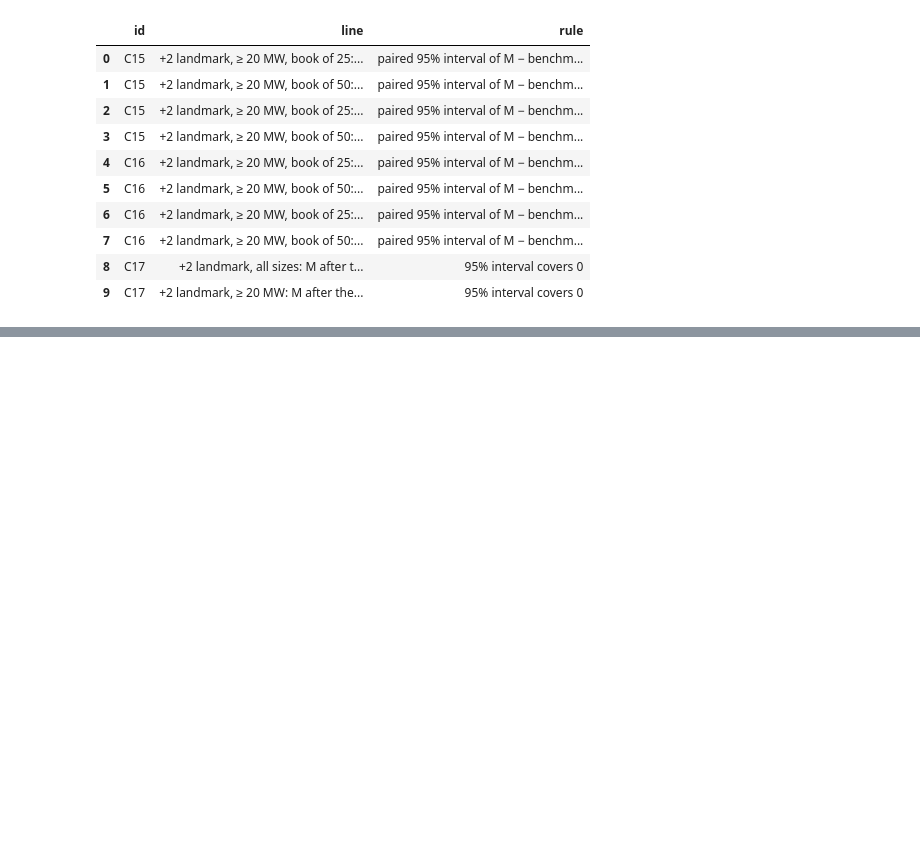
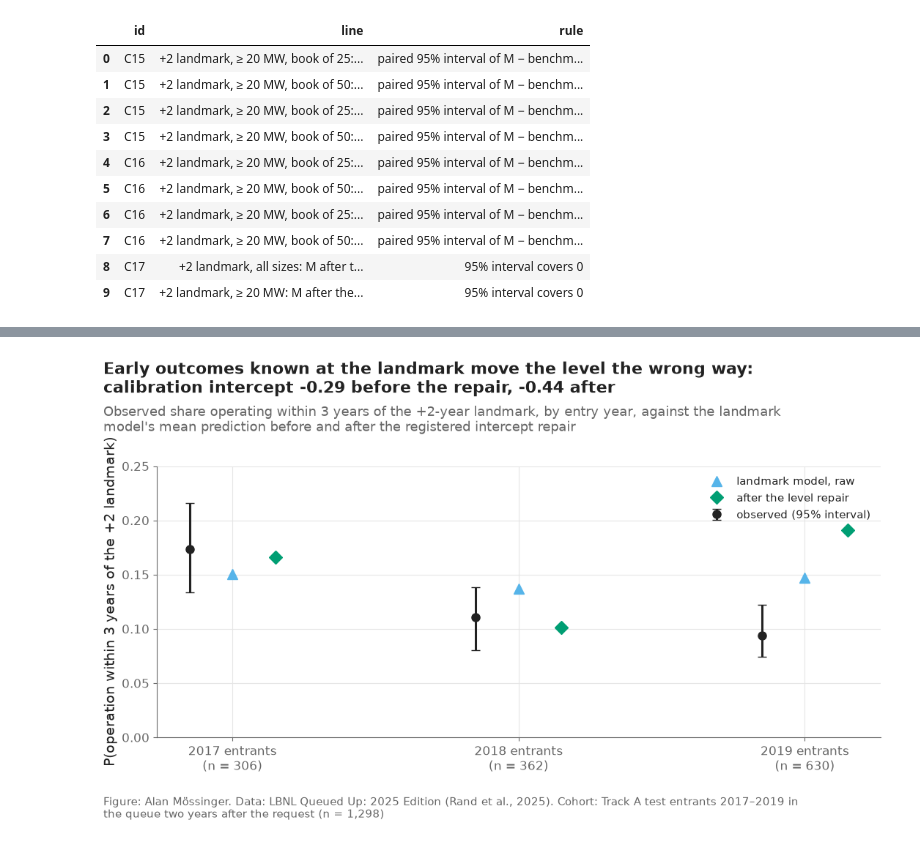
Before and after one commit to alanmossinger/Capstone, a Jupyter notebook: notebooks/20_managed_book.ipynb, the cells around one changed output, grey strips where cells are left out. Drawn from its saved outputs; the diff is of its cells as text; code cells hidden in the pictures; blank space fills up the shorter version.

```diff
--- a/notebooks/20_managed_book.ipynb
+++ b/notebooks/20_managed_book.ipynb
@@ -117,0 +312,11 @@ criteria[["id", "line", "rule"]]
+# %%
+comp = []
+for (c, n), chosen in point_masks.items():
+    comp.append({"chooser": c, "n": n, "agreement_known": int((chosen & known).sum()),
+                 "operated_with_agreement": int((chosen & known & built).sum()),
+                 "operated_without_agreement": int((chosen & ~known & built).sum()),
+                 **{f"places_{r}": int((chosen & (region == r)).sum()) for r in config.TRACK_A_REGIONS},
+                 "shared_with_M": int((chosen & point_masks[("M", n)]).sum())})
+composition = pd.DataFrame(comp)
+composition.to_csv(paths.RESULTS / "managed_book_composition.csv", index=False)
+composition
@@ -117,0 +418,31 @@ criteria[["id", "line", "rule"]]
+# %%
+fig, ax = plt.subplots()
+years = list(range(config.TEST_YEARS[0], config.TEST_YEARS[1] + 1))
+risk_years = risk["q_year"].to_numpy()
+d_all, e_all = risk["duration_years"].to_numpy() - K, risk["event"].to_numpy()
+obs_all = (e_all == 1) & (d_all <= H)
+boot_rng = np.random.default_rng(SEED + 11)
+for i, y in enumerate(years):
+    m = risk_years == y
+    obs = obs_all[m]
+    draws = [obs[boot_rng.integers(0, m.sum(), m.sum())].mean() for _ in range(N_BOOT)]
+    ax.errorbar(i - 0.15, obs.mean(), yerr=[[obs.mean() - np.percentile(draws, lo_q)], [np.percentile(draws, hi_q) - obs.mean()]],
+                fmt="o", color=plots.INK, capsize=4, markersize=8, label="observed (95% interval)" if i == 0 else None)
+    ax.plot(i, p_raw[m].mean(), "^", color="#56B4E9", markersize=10, label="landmark model, raw" if i == 0 else None)
+    ax.plot(i + 0.15, p_rep[m].mean(), "D", color="#009E73", markersize=9, label="after the level repair" if i == 0 else None)
+ax.set_xticks(range(len(years)), [f"{y} entrants\n(n = {(risk_years == y).sum():,})" for y in years])
+ax.set_ylabel("P(operation within 3 years of the +2 landmark)")
+ax.set_ylim(0, max(0.25, ax.get_ylim()[1]))
+ax.legend(fontsize=11)
+r_all = calibration[(calibration["cohort"] == "all sizes") & (calibration["metric"] == "intercept")].set_index("model")
+plots.finish(fig,
+             f"Early outcomes known at the landmark move the level the wrong way: calibration intercept "
+             f"{r_all.loc['M raw', 'estimate']:+.2f} before the repair, {r_all.loc['M repaired', 'estimate']:+.2f} after",
+             "Observed share operating within 3 years of the +2-year landmark, by entry year, against the landmark model's mean "
+             "prediction before and after the registered intercept repair",
+             f"Track A test entrants 2017–2019 in the queue two years after the request (n = {len(risk):,})")
+save(fig, "20_02_level_at_the_landmark",
+     "Observed and predicted three-year operation after the two-year landmark by entry cohort, before and after the level repair.")
+plt.show()
+# %% [output]
+[figure, added]
```
Also changed, not shown: parts of 26 cells of this notebook, 15 other files.
